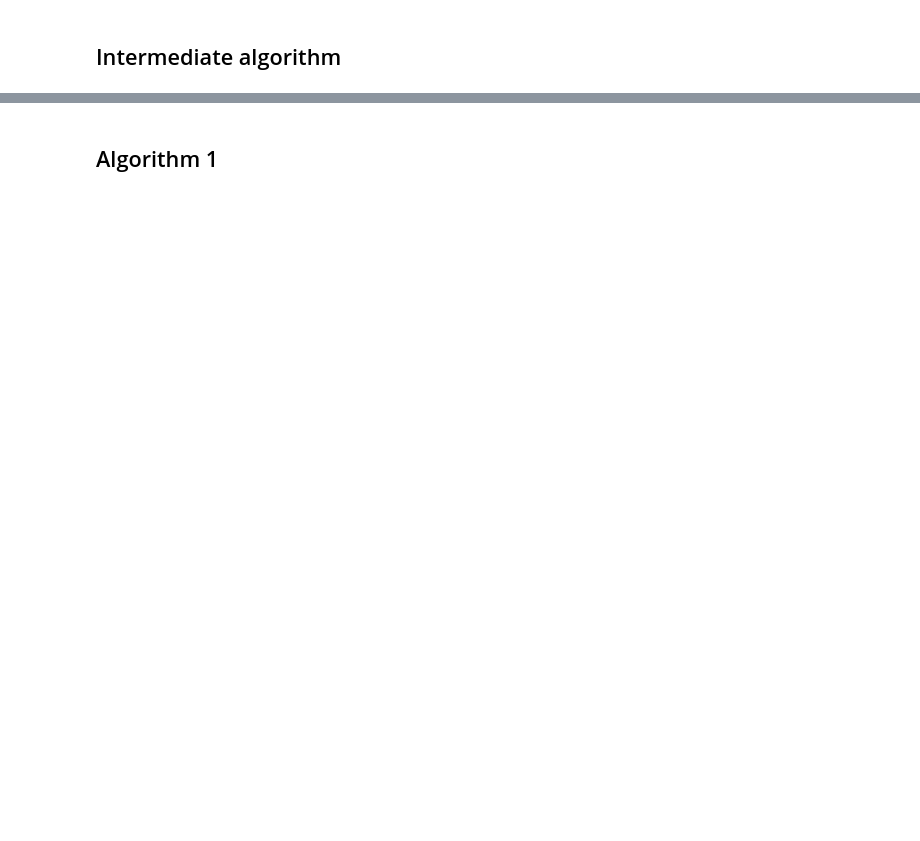
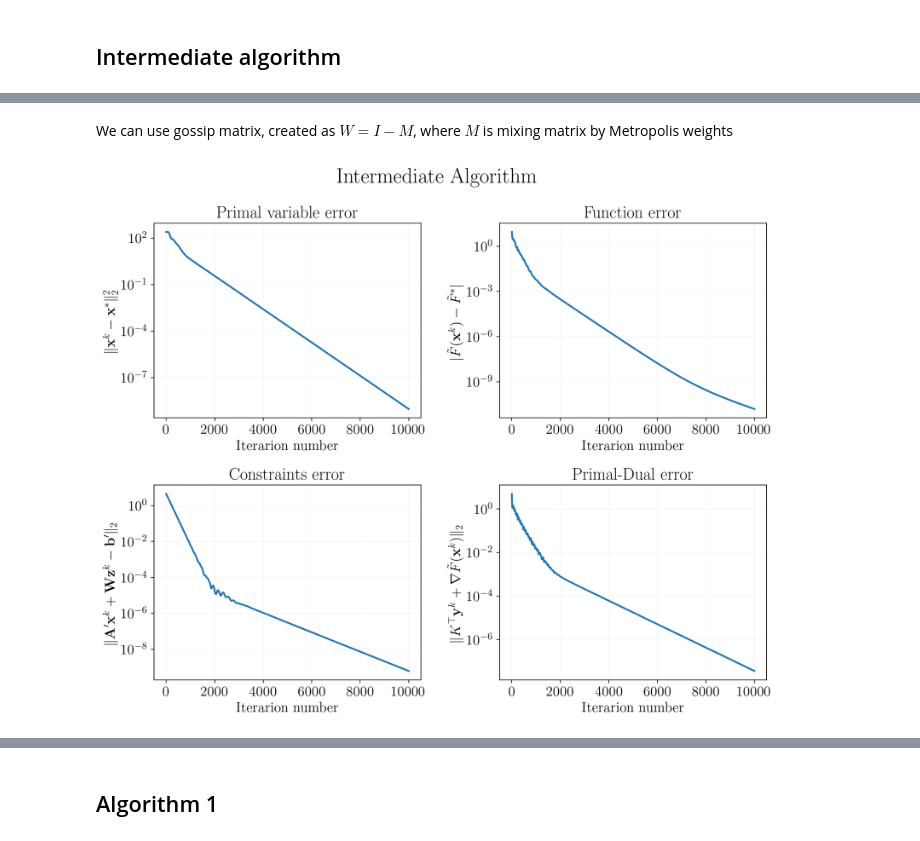
Before and after one commit to kisnikser/Decentralized-Optimization, a Jupyter notebook: coupled/test.ipynb, the cells around one changed output, grey strips where cells are left out. Cells and saved outputs as stored; diff of their text form; code cells hidden in the pictures; blank space fills up the shorter version.

```diff
--- a/coupled/test.ipynb
+++ b/coupled/test.ipynb
@@ -173,0 +105,8 @@ plot_logs_pd(x_err, F_err, cons_err, primal_dual_err, "Intermediate Algorithm")
+# %% [markdown]
+We can use gossip matrix, created as $W = I - M$, where $M$ is mixing matrix by Metropolis weights
+# %%
+model = ExampleModel(num_nodes, num_cons, dims, graph, edge_prob=0.5, gossip=True)
+x_f, x_err, F_err, cons_err, primal_dual_err = intermediate(num_steps=10**4, model=model)
+plot_logs_pd(x_err, F_err, cons_err, primal_dual_err, "Intermediate Algorithm")
+# %% [output]
+[figure, added]
```
Also changed, not shown: parts of 33 cells of this notebook, 3 other files.
